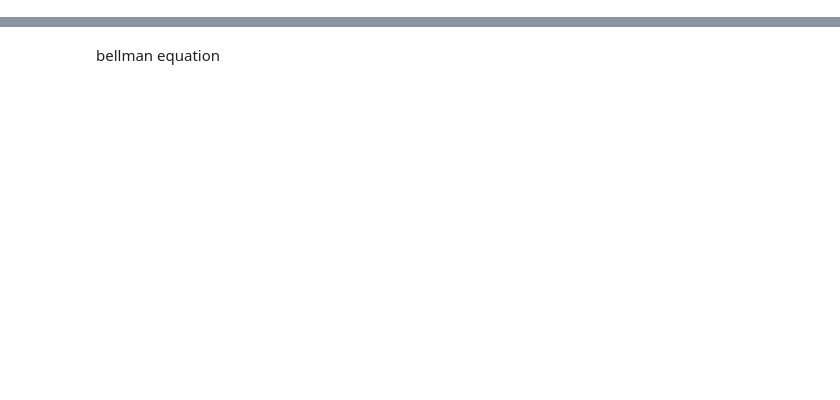
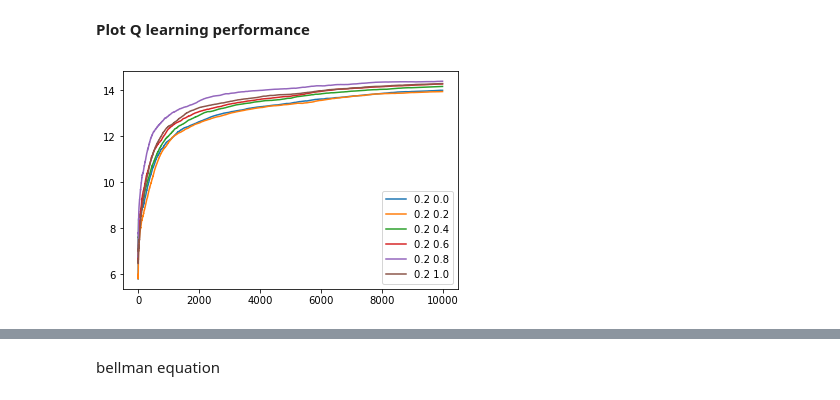
Before and after one commit to navin-mordani/comp-767-Final-Project, a Jupyter notebook: Untitled.ipynb, the cells around one changed output, grey strips where cells are left out. Drawn from its saved outputs; the diff is of its cells as text; code cells hidden in the pictures; blank space fills up the shorter version.

```diff
--- a/Untitled.ipynb
+++ b/Untitled.ipynb
@@ -210,0 +294,2 @@ x
+# %%
+b = BellmanSolver(6,2,4)
@@ -210,0 +301,5 @@ x
+# %%
+bellman_Q = b.solve(1)
+bellman_V = b.V
+bellman_Q = np.reshape(bellman_Q,(7,3,4))
+bellman_V = np.reshape(bellman_V,(7,3))
@@ -210,0 +311,8 @@ x
+# %%
+num_runs = 5
+alpha_list = [x/10 for x in range(2,11,2)]
+lambda_list = [x/10 for x in range(0,11,2)]
+Qlearning_result_dict = {}
+doubleQlearning_result_dict = {}
+lambda_list
+alpha_list
@@ -210,0 +370,23 @@ x
+# %%
+import pickle
+pickle.dump(Qlearning_result_dict,open("Qlearning_result2.p","wb"))
+Qlearning_result_dict = pickle.load(open("Qlearning_result2.p","rb"))
+# %% [markdown]
+**Plot Q learning performance**
+# %%
+RMSE_Qlearning = []
+Qlearning_result_dict.keys()
+for lamb in lambda_list:
+#alpha=0.2
+    rmse_curr_list = []
+    for alpha in alpha_list:
+        curr = Qlearning_result_dict[str(alpha)+"_"+str(lamb)]
+        rmse_curr_list.append(np.sqrt(np.mean(np.power(bellman_V - curr["V"],2))))
+        if alpha == alpha_list[0]:
+            plt.plot(range(curr["run_avg"].size-15000),curr["run_avg"][:10000],label=str(alpha)+" "+str(lamb))
+
+    RMSE_Qlearning.append(rmse_curr_list)
+plt.legend()
+plt.show()
+# %% [output]
+[figure, added]
```
Also changed, not shown: parts of 53 cells of this notebook, 2 other files.
